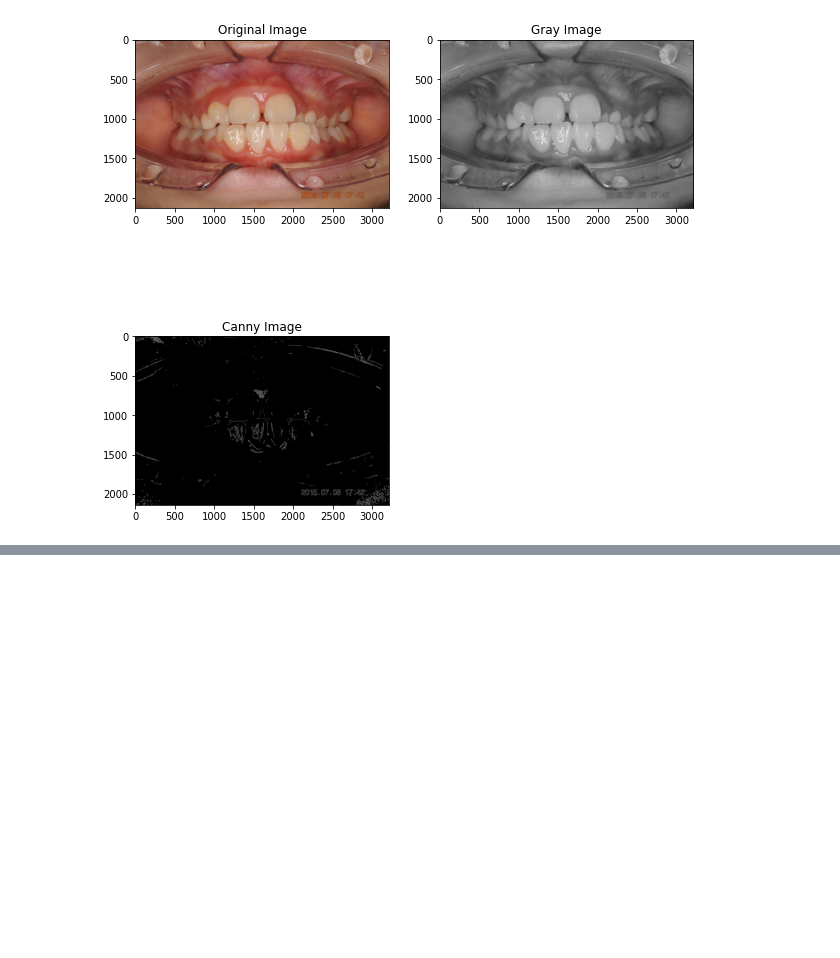
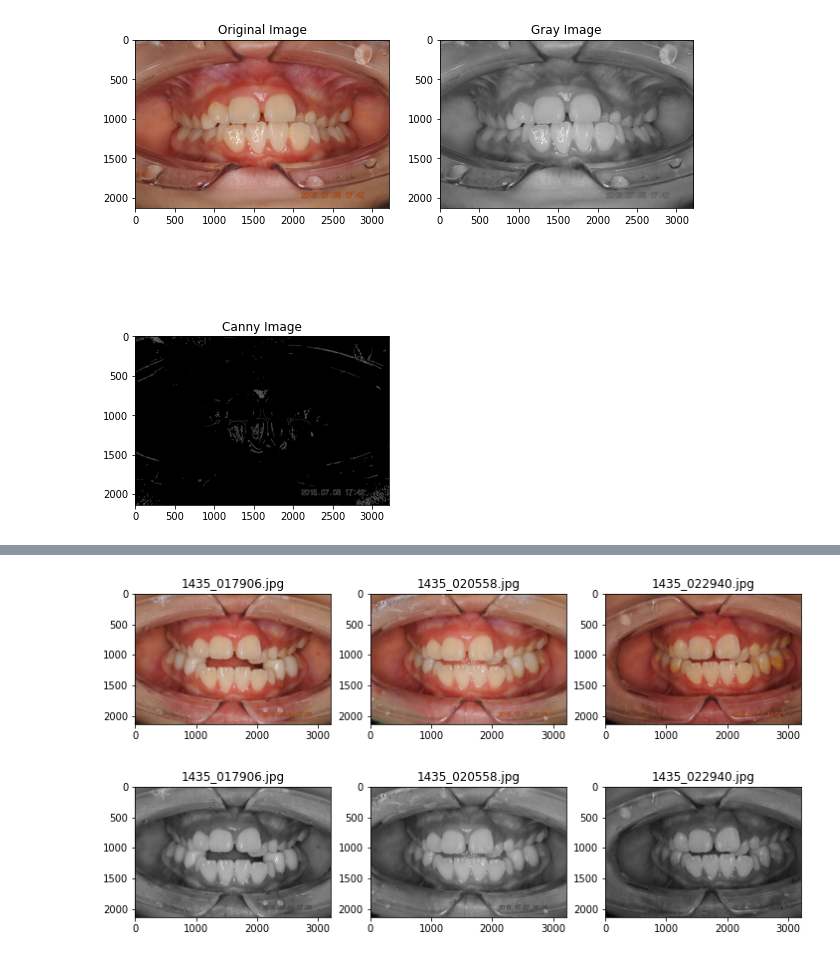
Before and after one commit to hoangminhtoan/Teeth_Project, a Jupyter notebook: test_images.ipynb, the cells around one changed output, grey strips where cells are left out. Drawn from its saved outputs; the diff is of its cells as text; code cells hidden in the pictures; blank space fills up the shorter version.

```diff
--- a/test_images.ipynb
+++ b/test_images.ipynb
@@ -63,0 +89,26 @@ IndexError: list index out of range
+# %%
+height, width = frontal_template.shape[:2]
+
+
+# load example images
+frontal_img_lists = ["1435_017906.jpg", "1435_020558.jpg", "1435_022940.jpg"]
+frontal_img_titles = ["1435_017906.jpg", "1435_020558.jpg", "1435_022940.jpg"]
+
+frontal_images = []
+frontal_gray_images = []
+for file_name in frontal_img_lists:
+    image = cv2.imread(IMG_DIR + '/' + file_name)
+    image = cv2.cvtColor(image, cv2.COLOR_BGR2RGB)
+    frontal_images.append(image)
+    image = cv2.cvtColor(image, cv2.COLOR_BGR2RGB)
+    frontal_gray_images.append(image)
+
+# display color images
+display_images(rows=1, cols=3, images=frontal_images, images_titles=frontal_img_titles, gray=False)
+
+
+# display gray images
+display_images(rows=1, cols=3, images=frontal_gray_images, images_titles=frontal_img_titles)
+# %% [output]
+[figure, added]
+[figure, added]
```
Also changed, not shown: parts of 6 cells of this notebook, 10 other files.
